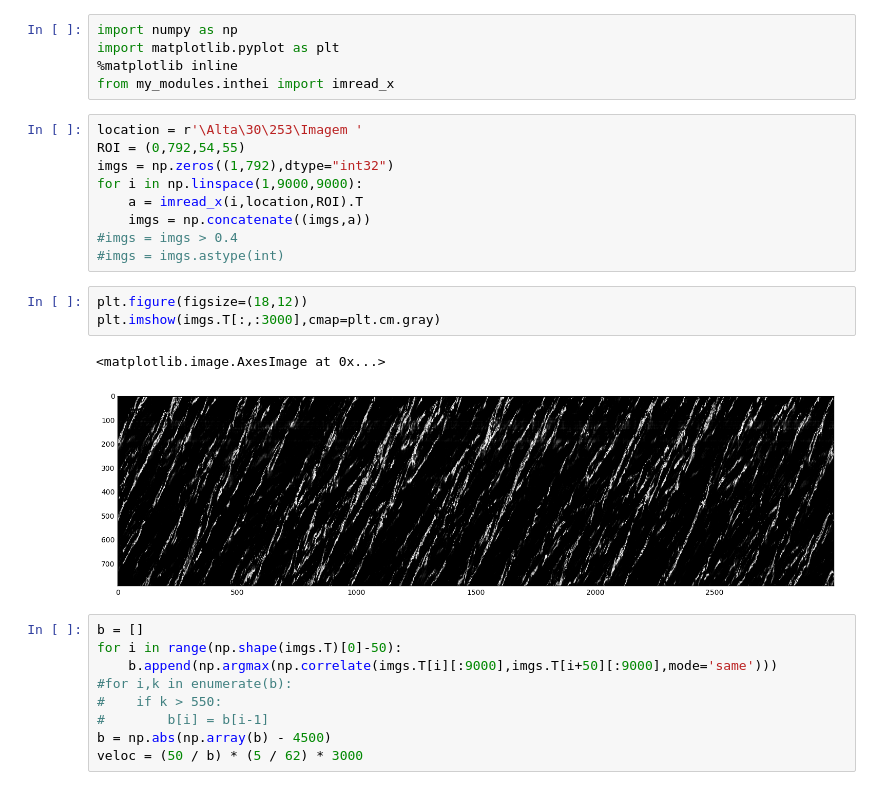
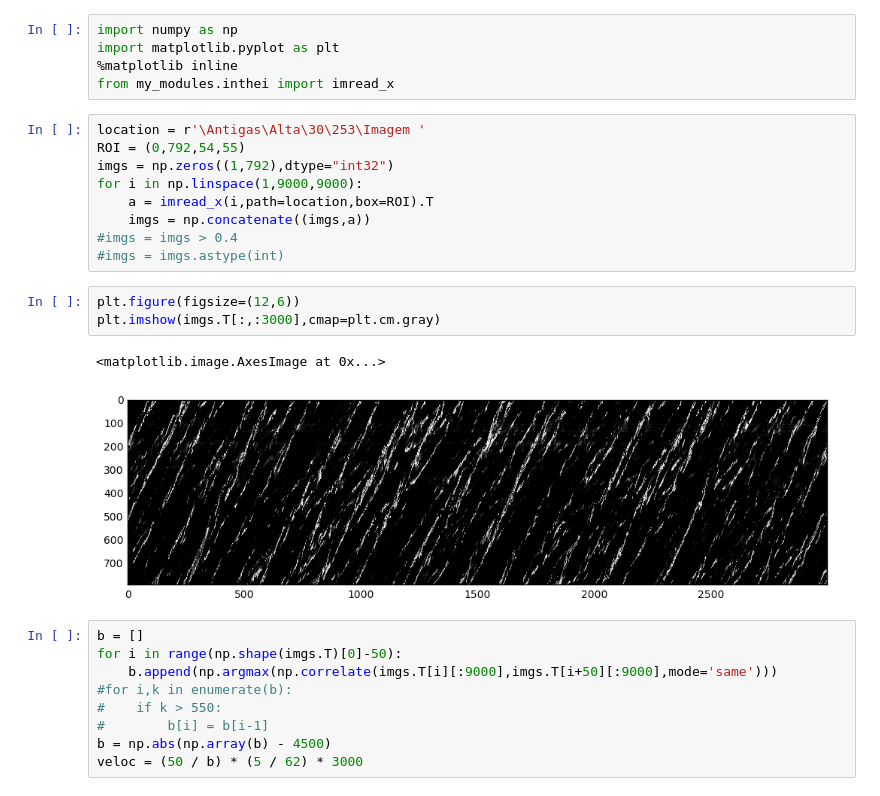
Before and after one commit to julionaojulho/image-analysis, a Jupyter notebook: x-t_plot.ipynb, the cells around one changed output. Saved outputs shown, nothing was run; the diff lists cells and outputs as text.

```diff
--- a/x-t_plot.ipynb
+++ b/x-t_plot.ipynb
@@ -4,20 +4,20 @@ import matplotlib.pyplot as plt
 %matplotlib inline
 from my_modules.inthei import imread_x
 # %%
-location = r'\Alta\30\253\Imagem '
+location = r'\Antigas\Alta\30\253\Imagem '
 ROI = (0,792,54,55)
 imgs = np.zeros((1,792),dtype="int32")
 for i in np.linspace(1,9000,9000):
-    a = imread_x(i,location,ROI).T
+    a = imread_x(i,path=location,box=ROI).T
     imgs = np.concatenate((imgs,a))
 #imgs = imgs > 0.4
 #imgs = imgs.astype(int)
 # %%
-plt.figure(figsize=(18,12))
+plt.figure(figsize=(12,6))
 plt.imshow(imgs.T[:,:3000],cmap=plt.cm.gray)
 # %% [output]
 <matplotlib.image.AxesImage at 0x...>
-[figure, old version]
+[figure, new version]
 # %%
 b = []
 for i in range(np.shape(imgs.T)[0]-50):
```
Also changed, not shown: parts of 6 cells of this notebook, 4 other files.
